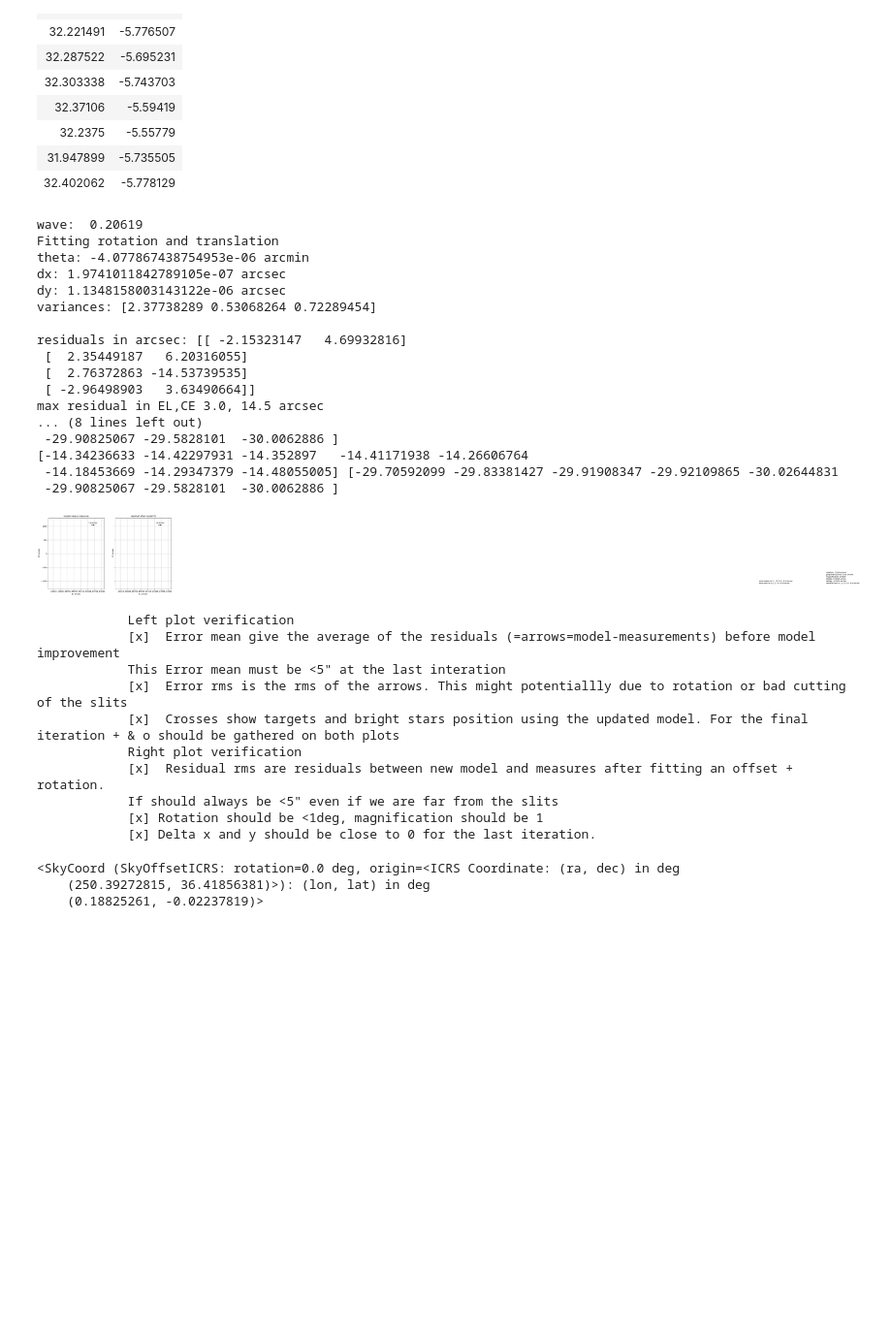
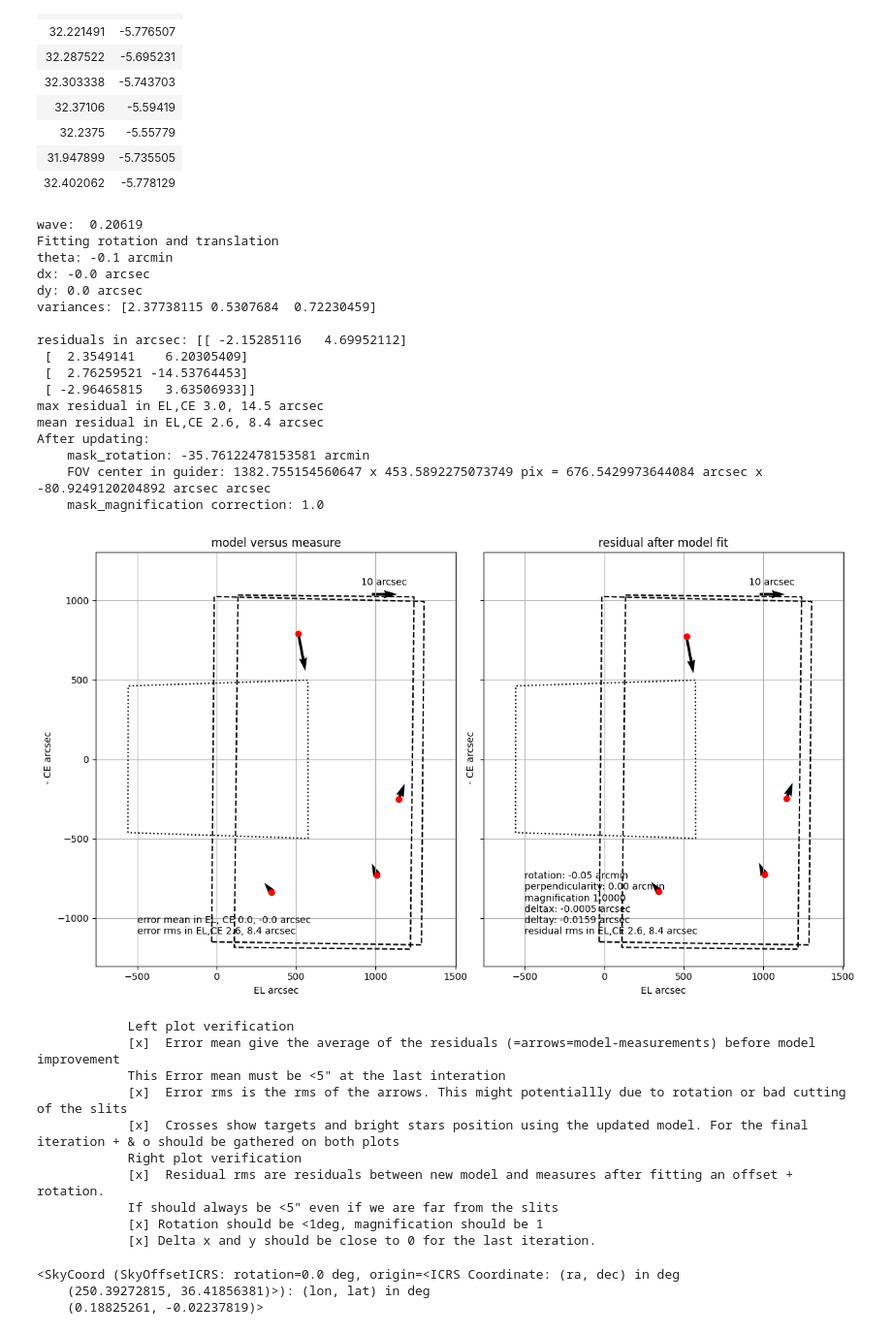
Before and after one commit to vpicouet/FireBallPipe, a Jupyter notebook: Notebook/2023/FTS/FTS_XY_F1_230821.ipynb, the cells around one changed output. Shown at 97% size. Drawn from its saved outputs; the diff is of its cells as text; code cells hidden in the pictures; blank space fills up the shorter version.

```diff
--- a/Notebook/2023/FTS/FTS_XY_F1_230821.ipynb
+++ b/Notebook/2023/FTS/FTS_XY_F1_230821.ipynb
@@ -306,6 +304,6 @@ wave:  0.20619
 # %%
 slits_coord_obs = G2UV.detector2guider(slits_coord_obs_det, wave=obs_wave, angle=True  )
 weight = np.array( [1.]*16  + [1./(1. + 1e-1)]*16)
-G2UVcor, residuals = G2UV.update_model(slits_coord_valid, slits_coord_obs, plot=True, figsize=(12,7), labels=slits,gamma=False,selected_stars=None)
+G2UVcor, residuals = G2UV.update_model(slits_coord_valid, slits_coord_obs, plot=True, figsize=(12,7), labels=slits,gamma=False)#,selected_stars=stars_and_slits)
 # %% [output]
 Fitting rotation and translation
@@ -435,42 +433,42 @@ Table length=8
 # %%
 slits_coord_obs_det = np.array([
 [ 1906,	398  ],
 [ 2005,	832 ],
 [ 1508	,1768 ],
 [ 1384,	299 ]])
 
 
 
 valid = np.isfinite(slits_coord_obs_det[:,0])
 obs_wave =  0.20619
 print("wave: ", obs_wave)
 slits_coord_valid = [slit_coords[i] for i in np.nonzero(valid)[0]]
 # slits_valid = slits[valid]
 slits_coord_obs = G2UV.detector2guider(slits_coord_obs_det, wave=obs_wave, angle=True  )
 slits_coord_obs
 
 slits_coord_obs = G2UV.detector2guider(slits_coord_obs_det, wave=obs_wave, angle=True  )
 weight = np.array( [1.]*16  + [1./(1. + 1e-1)]*16)
-G2UVcor, residuals = G2UV.update_model(slits_coord_valid, slits_coord_obs, plot=True, figsize=(12,7),gamma=False,selected_stars=stars_and_slits)#, labels=slits)#
+G2UVcor, residuals = G2UV.update_model(slits_coord_valid, slits_coord_obs, plot=True, figsize=(12,7),gamma=False)#,selected_stars=stars_and_slits)#, labels=slits)#
 # %% [output]
 wave:  0.20619
 Fitting rotation and translation
-theta: -4.077867438754953e-06 arcmin
-dx: 1.9741011842789105e-07 arcsec
-dy: 1.1348158003143122e-06 arcsec
-variances: [2.37738289 0.53068264 0.72289454]
+theta: -0.1 arcmin
+dx: -0.0 arcsec
+dy: 0.0 arcsec
+variances: [2.37738115 0.5307684  0.72230459]
 
-residuals in arcsec: [[ -2.15323147   4.69932816]
- [  2.35449187   6.20316055]
- [  2.76372863 -14.53739535]
- [ -2.96498903   3.63490664]]
+residuals in arcsec: [[ -2.15285116   4.69952112]
+ [  2.3549141    6.20305409]
+ [  2.76259521 -14.53764453]
+ [ -2.96465815   3.63506933]]
 max residual in EL,CE 3.0, 14.5 arcsec
-... (8 lines left out)
- -29.90825067 -29.5828101  -30.0062886 ]
-[-14.34236633 -14.42297931 -14.352897   -14.41171938 -14.26606764
- -14.18453669 -14.29347379 -14.48055005] [-29.70592099 -29.83381427 -29.91908347 -29.92109865 -30.02644831
- -29.90825067 -29.5828101  -30.0062886 ]
+mean residual in EL,CE 2.6, 8.4 arcsec
+After updating:
+    mask_rotation: -35.76122478153581 arcmin
+    FOV center in guider: 1382.755154560647 x 453.5892275073749 pix = 676.5429973644084 arcsec x -80.9249120204892 arcsec arcsec
+    mask_magnification correction: 1.0
-[figure, old version]
+[figure, new version]
             Left plot verification
             [x]  Error mean give the average of the residuals (=arrows=model-measurements) before model improvement
             This Error mean must be <5" at the last interation
```
Also changed, not shown: parts of 5 cells of this notebook, 28 other files.
